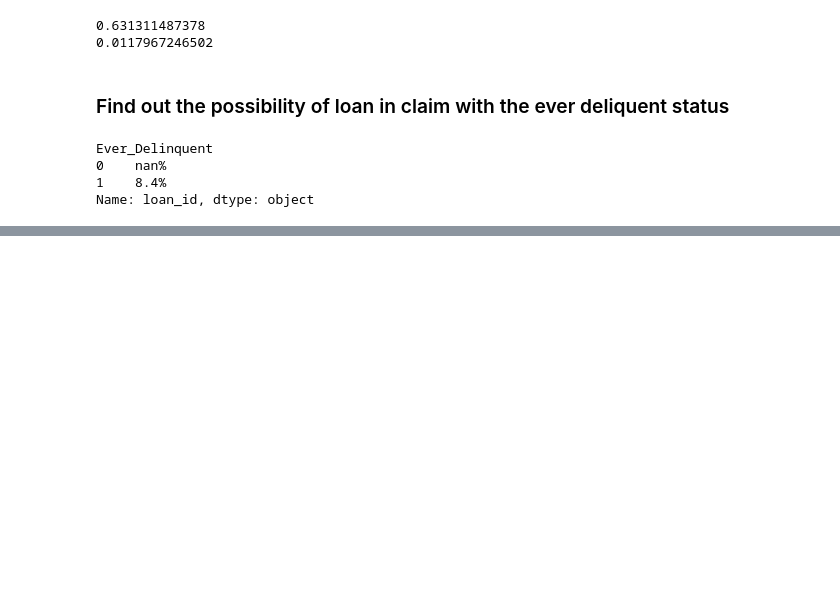
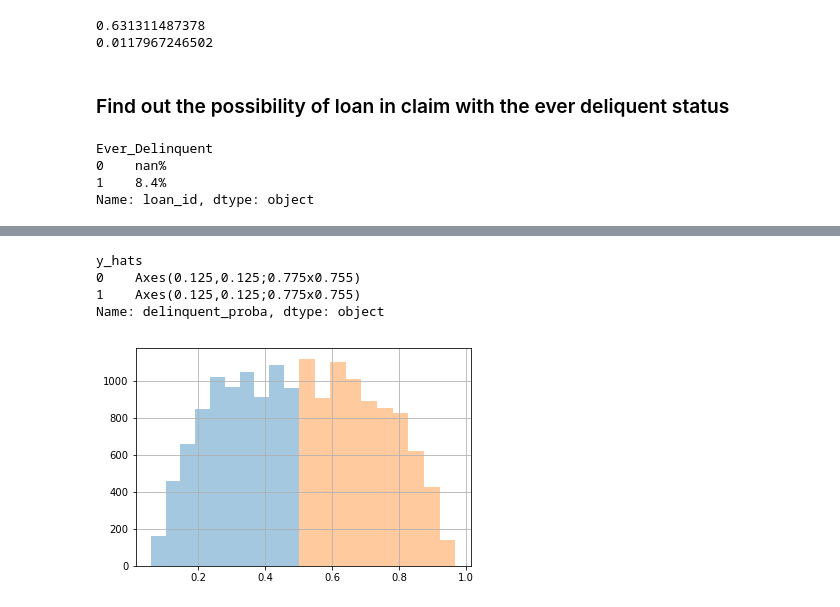
Before and after one commit to liuwanfei/Capstone-Projects, a Jupyter notebook: Loan Default Classification w New Data.ipynb, the cells around one changed output, grey strips where cells are left out. Cells and saved outputs as stored; diff of their text form; code cells hidden in the pictures; blank space fills up the shorter version.

```diff
--- a/Loan Default Classification w New Data.ipynb
+++ b/Loan Default Classification w New Data.ipynb
@@ -876,0 +885,9 @@ Name: loan_id, dtype: object
+# %%
+# Fitting Logistic Regression with Regularization to the Training Set
+from sklearn.linear_model import LogisticRegression
+classifier = LogisticRegression(penalty = 'l1', C = 10,random_state = 0)
+classifier.fit(X_train, y_train)
+# Applying K-Fold Cross Validation
+from sklearn.model_selection import cross_val_score
+accuracies1 = cross_val_score(estimator = classifier, X = X_train, y = y_train, cv = 10)
+accuracies1.mean()
@@ -876,0 +896,9 @@ Name: loan_id, dtype: object
+# %%
+# Fitting Logistic Regression with Regularization to the Training Set
+from sklearn.linear_model import LogisticRegression
+classifier = LogisticRegression(penalty = 'l2', C =10,random_state = 0)
+classifier.fit(X_train, y_train)
+# Applying K-Fold Cross Validation
+from sklearn.model_selection import cross_val_score
+accuracies1 = cross_val_score(estimator = classifier, X = X_train, y = y_train, cv = 10)
+accuracies1.mean()
@@ -876,0 +907,9 @@ Name: loan_id, dtype: object
+# %%
+# Fitting Logistic Regression with Regularization to the Training Set
+from sklearn.linear_model import LogisticRegression
+classifier = LogisticRegression(penalty = 'l2', C =100,random_state = 0)
+classifier.fit(X_train, y_train)
+# Applying K-Fold Cross Validation
+from sklearn.model_selection import cross_val_score
+accuracies1 = cross_val_score(estimator = classifier, X = X_train, y = y_train, cv = 10)
+accuracies1.mean()
@@ -876,0 +924,8 @@ Name: loan_id, dtype: object
+# %%
+# Return the possibility of "1" class to training set and test set
+y_hats_train = classifier.predict(X_train)
+delinquent_proba_train = classifier.predict_proba(X_train)[:,1]
+df_train = pd.DataFrame(X_train)
+df_train.loc[:,'y_actual'] = y_train
+df_train.loc[:,'y_hats'] = y_hats_train
+df_train.loc[:,'delinquent_proba'] = delinquent_proba_train
@@ -876,0 +949,8 @@ Name: loan_id, dtype: object
+# %%
+df_train.groupby("y_hats").delinquent_proba.hist(alpha=0.4)
+# %% [output]
+y_hats
+0    Axes(0.125,0.125;0.775x0.755)
+1    Axes(0.125,0.125;0.775x0.755)
+Name: delinquent_proba, dtype: object
+[figure, added]
```
Also changed, not shown: parts of 10 cells of this notebook.
